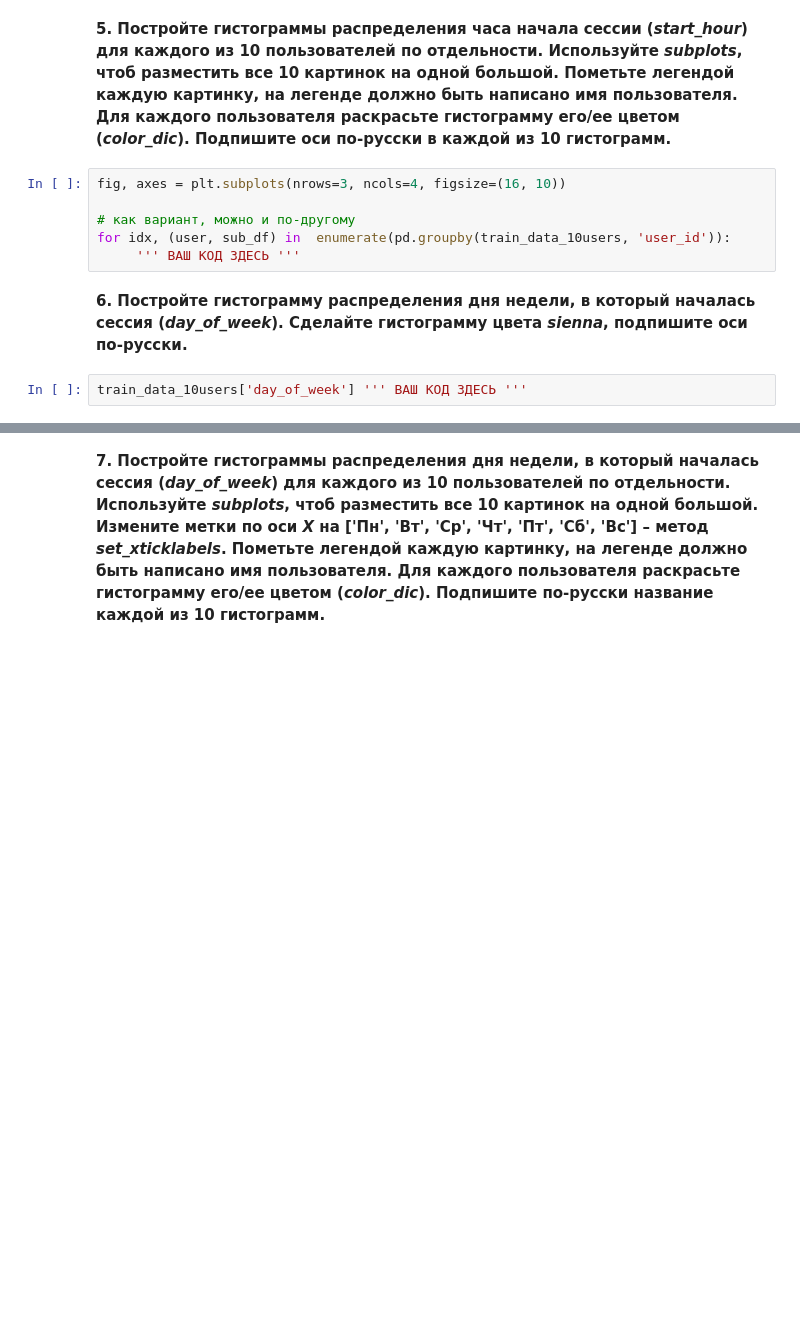
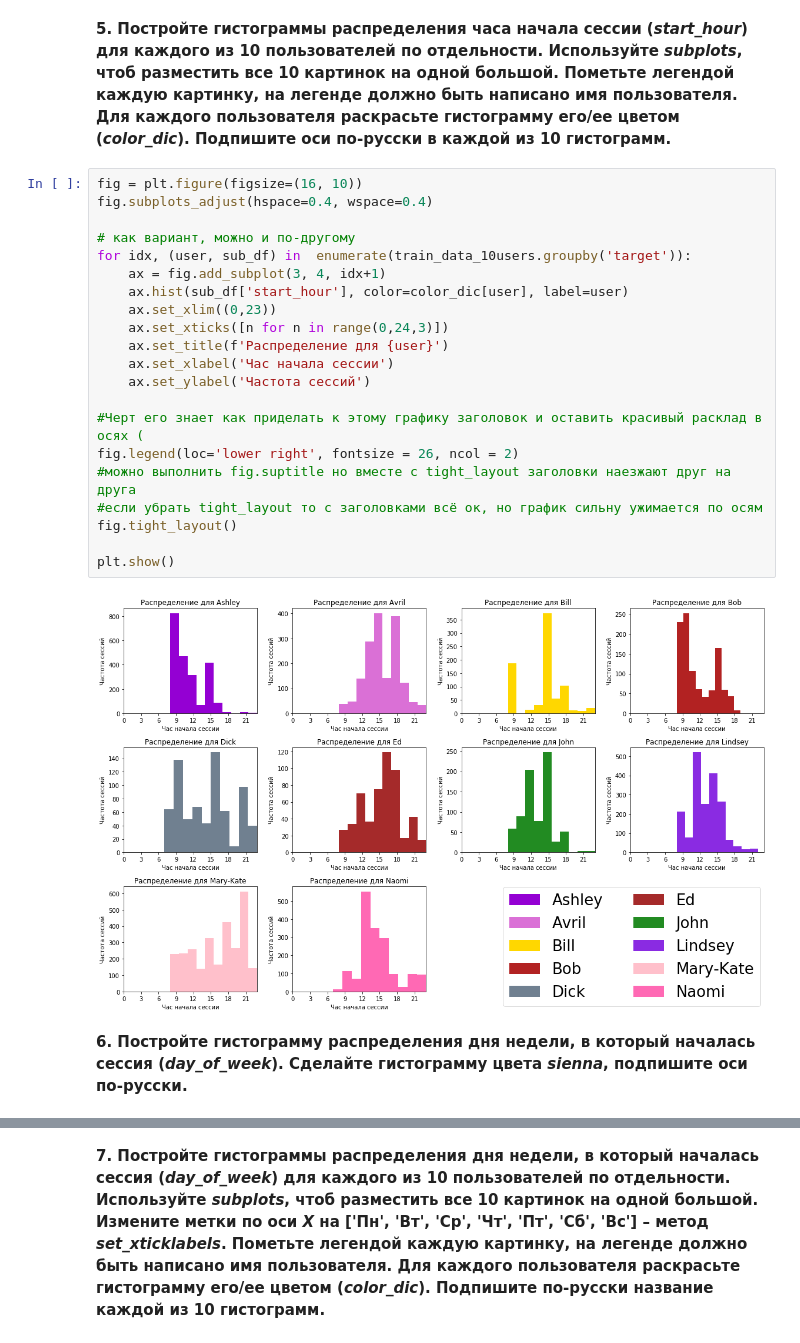
Before and after one commit to sergh1o/FROO_stepik, a Jupyter notebook: С6/week3_visual_analysis_and_fe.ipynb, the cells around one changed output, grey strips where cells are left out. Saved outputs shown, nothing was run; the diff lists cells and outputs as text; blank space fills up the shorter version.

```diff
--- a/С6/week3_visual_analysis_and_fe.ipynb
+++ b/С6/week3_visual_analysis_and_fe.ipynb
@@ -253,12 +254,27 @@ plt.show()
 # %% [markdown]
 **5. Постройте гистограммы распределения часа начала сессии (*start_hour*) для каждого из 10 пользователей по отдельности. Используйте *subplots*, чтоб разместить все 10 картинок на одной большой. Пометьте легендой каждую картинку, на легенде должно быть написано имя пользователя. Для каждого пользователя раскрасьте гистограмму его/ее цветом (*color_dic*). Подпишите оси по-русски в каждой из 10 гистограмм.**
-# %%
-fig, axes = plt.subplots(nrows=3, ncols=4, figsize=(16, 10))
-
-# как вариант, можно и по-другому
-for idx, (user, sub_df) in  enumerate(pd.groupby(train_data_10users, 'user_id')):
-     ''' ВАШ КОД ЗДЕСЬ '''
+# %%
+fig = plt.figure(figsize=(16, 10))
+fig.subplots_adjust(hspace=0.4, wspace=0.4)
+
+# как вариант, можно и по-другому
+for idx, (user, sub_df) in  enumerate(train_data_10users.groupby('target')):
+    ax = fig.add_subplot(3, 4, idx+1)
+    ax.hist(sub_df['start_hour'], color=color_dic[user], label=user)
+    ax.set_xlim((0,23))
+    ax.set_xticks([n for n in range(0,24,3)])
+    ax.set_title(f'Распределение для {user}')
+    ax.set_xlabel('Час начала сессии')
+    ax.set_ylabel('Частота сессий')
+
+#Черт его знает как приделать к этому графику заголовок и оставить красивый расклад в осях (
+fig.legend(loc='lower right', fontsize = 26, ncol = 2)
+#можно выполнить fig.suptitle но вместе с tight_layout заголовки наезжают друг на друга
+#если убрать tight_layout то с заголовками всё ок, но график сильну ужимается по осям
+fig.tight_layout()
+
+plt.show()
+# %% [output]
+[figure, added]
 # %% [markdown]
 **6. Постройте гистограмму распределения дня недели, в который началась сессия (*day_of_week*). Сделайте гистограмму цвета *sienna*, подпишите оси по-русски.**
-# %%
-train_data_10users['day_of_week'] ''' ВАШ КОД ЗДЕСЬ '''
```
Also changed, not shown: parts of 9 cells of this notebook.
